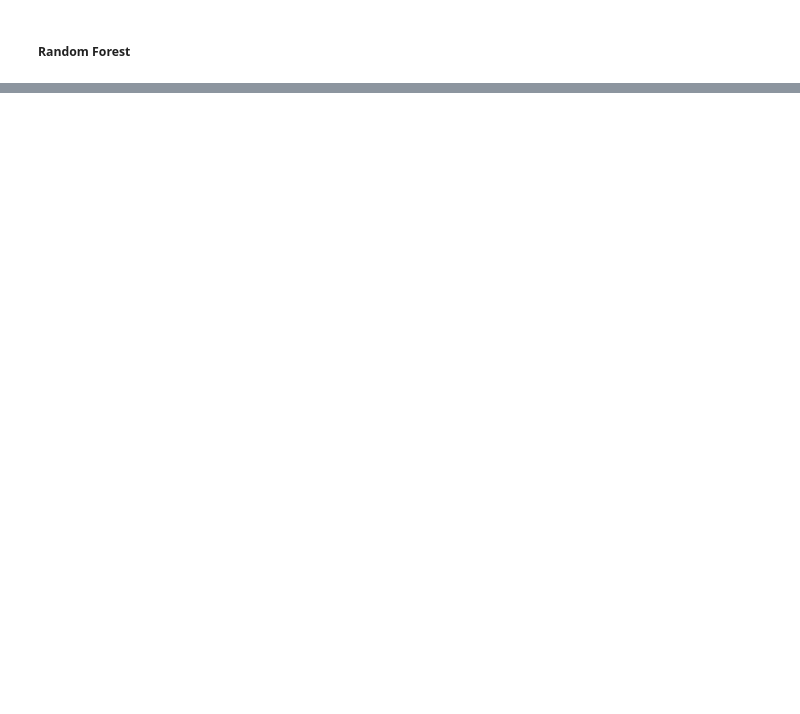
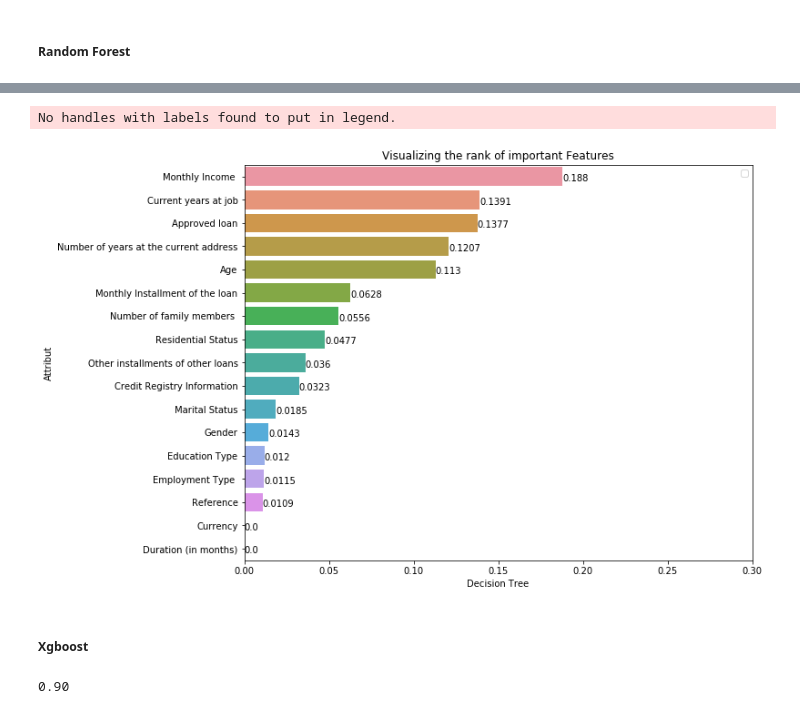
Before and after one commit to ZHOU-py/Credit-management, a Jupyter notebook: Feature_importance/Feature.ipynb, the cells around one changed output, grey strips where cells are left out. Saved outputs shown, nothing was run; the diff lists cells and outputs as text; code cells hidden in the pictures; blank space fills up the shorter version.

```diff
--- a/Feature_importance/Feature.ipynb
+++ b/Feature_importance/Feature.ipynb
@@ -162,0 +310,18 @@ def self_bin_numeric(X,cut):
+# %%
+from sklearn.tree import DecisionTreeClassifier
+# define the model
+model = DecisionTreeClassifier()
+# fit the model
+model.fit(x_train_ovr, y_train_ovr)
+y_pred = model.predict(x_test)
+print('accuracy_score', accuracy_score(y_test, y_pred))
+print(classification_report(y_test, y_pred))
+
+print('AUC:', roc_auc_score(y_test, y_pred))
+model.fit(X, y.astype('int'))
+# get importance
+importance = model.feature_importances_
+indices = np.argsort(importance)[::-1]
+features = X.columns
+for f in range(X.shape[1]):
+    print(("%2d) %-*s %f" % (f + 1, 30, features[indices[f]], importance[indices[f]])))
@@ -162,0 +346,39 @@ def self_bin_numeric(X,cut):
+# %%
+IV = []
+for f in range(X.shape[1]):
+     IV.append(importance[indices[f]])
+
+feature_imp = []
+for f in range(X.shape[1]):
+     feature_imp.append(features[indices[f]])
+
+plt.figure(figsize=(10,8))
+feature_imp = pd.Series(IV,index=feature_imp).sort_values(ascending=False)
+
+ivlist = pd.Series(IV).sort_values(ascending=False)
+ivlist.values
+for a,b in zip(ivlist.values,np.arange(0.2,20.2,1)):
+    plt.text(a, b, round(a,4))
+
+#plt.text(ivlist.values[0]-1, 2.2, '1.148')
+sns.barplot(x=feature_imp,y=feature_imp.index)
+
+#plt.vlines(auc_complete,feature_imp.index[19], feature_imp.index[0])
+plt.xlim((0, 0.3))
+#plt.ylim((0, 1))
+plt.xlabel('Decision Tree')
+plt.ylabel('Attribut')
+plt.title("Visualizing the rank of important Features")
+plt.legend()
+plt.show()
+# %% [output]
+No handles with labels found to put in legend.
+[figure, added]
+# %% [markdown]
+##### Xgboost
+# %%
+# check xgboost version
+import xgboost
+print(xgboost.__version__)
+# %% [output]
+0.90
```
Also changed, not shown: parts of 35 cells of this notebook.
